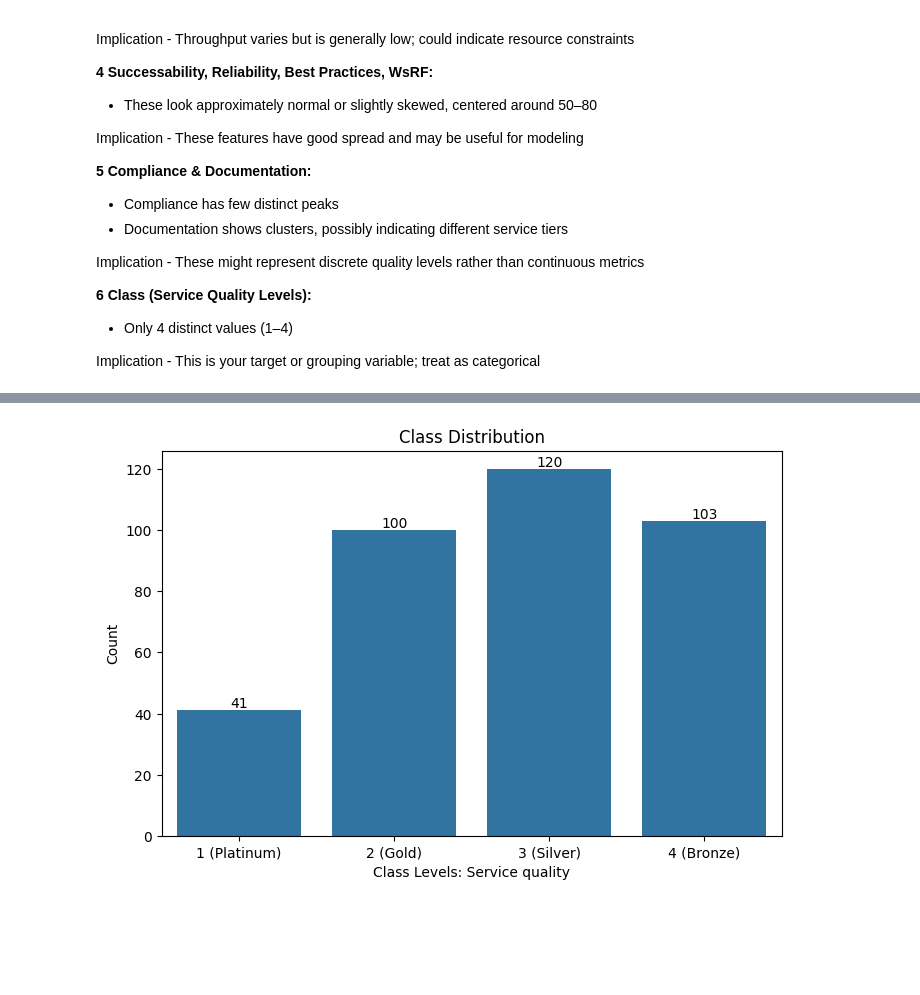
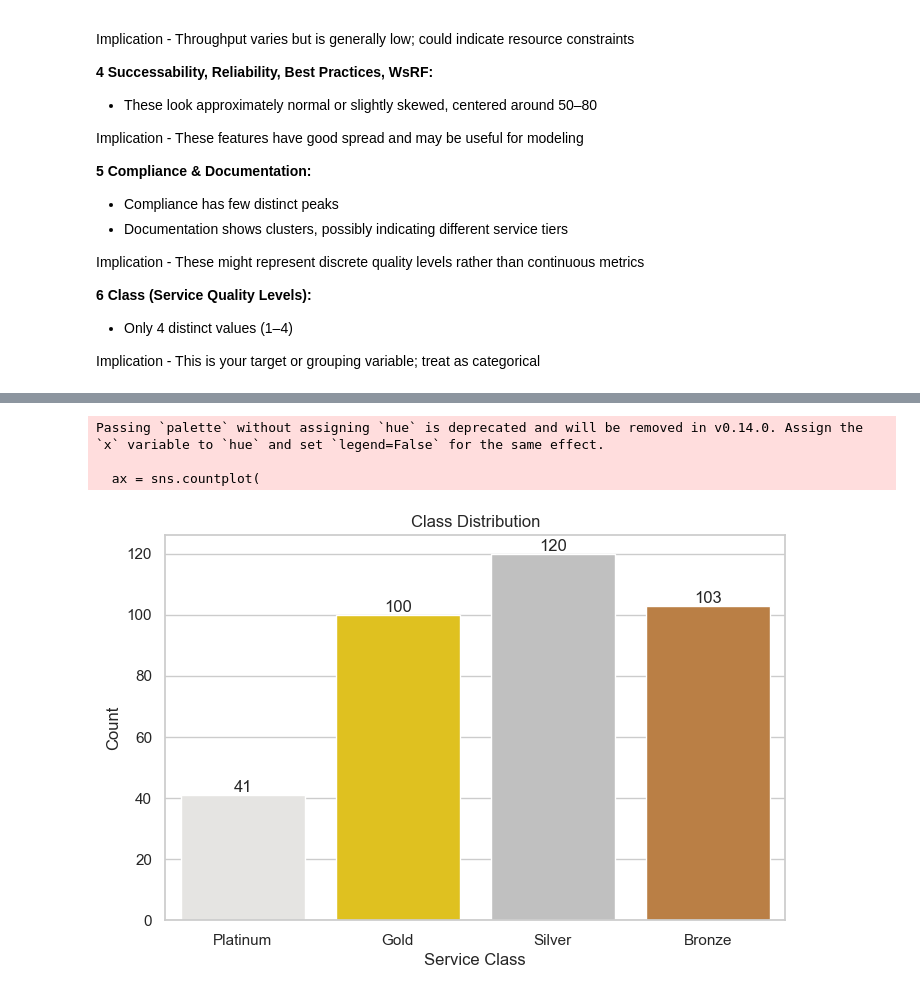
Before and after one commit to ricardo-abreu1/Route-25, a Jupyter notebook: Data_EDA.ipynb, the cells around one changed output, grey strips where cells are left out. Saved outputs shown, nothing was run; the diff lists cells and outputs as text; code cells hidden in the pictures; blank space fills up the shorter version.

```diff
--- a/Data_EDA.ipynb
+++ b/Data_EDA.ipynb
@@ -110,21 +169,33 @@ plt.show()
-# %%
-plt.figure(figsize=(8, 5))
-ax = sns.countplot(
-    x='Class: levels representing service offering qualities (1 through 4)',
-    data=df_numerical,
-    order=[1, 2, 3, 4]
-)
-
-# Add numbers on top of bars
-for container in ax.containers:
-    ax.bar_label(container)
-
-# Custom X-axis labels
-ax.set_xticklabels(['1 (Platinum)', '2 (Gold)', '3 (Silver)', '4 (Bronze)'])
-
-plt.title('Class Distribution')
-plt.xlabel('Class Levels: Service quality')
-plt.ylabel('Count')
-plt.show()
-# %% [output]
-[figure, removed]
+# %%
+# Custom colors for classes
+class_palette = {
+    1: "#E5E4E2",
+    2: "#FFD700",
+    3: "#C0C0C0",
+    4: "#CD7F32"
+}
+
+plt.figure(figsize=(8, 5))
+ax = sns.countplot(
+    x='Class: levels representing service offering qualities (1 through 4)',
+    data=df_numerical,
+    order=[1, 2, 3, 4],
+    palette=[class_palette[i] for i in [1, 2, 3, 4]]
+)
+
+# Add numbers on top of bars
+for container in ax.containers:
+    ax.bar_label(container)
+
+# Custom X-axis labels
+ax.set_xticklabels(['Platinum', 'Gold', 'Silver', 'Bronze'])
+
+plt.title('Class Distribution')
+plt.xlabel('Service Class')
+plt.ylabel('Count')
+plt.show()
+# %% [output]
+Passing `palette` without assigning `hue` is deprecated and will be removed in v0.14.0. Assign the `x` variable to `hue` and set `legend=False` for the same effect.
+
+  ax = sns.countplot(
+[figure, added]
```
Also changed, not shown: parts of 27 cells of this notebook, 4 other files.
